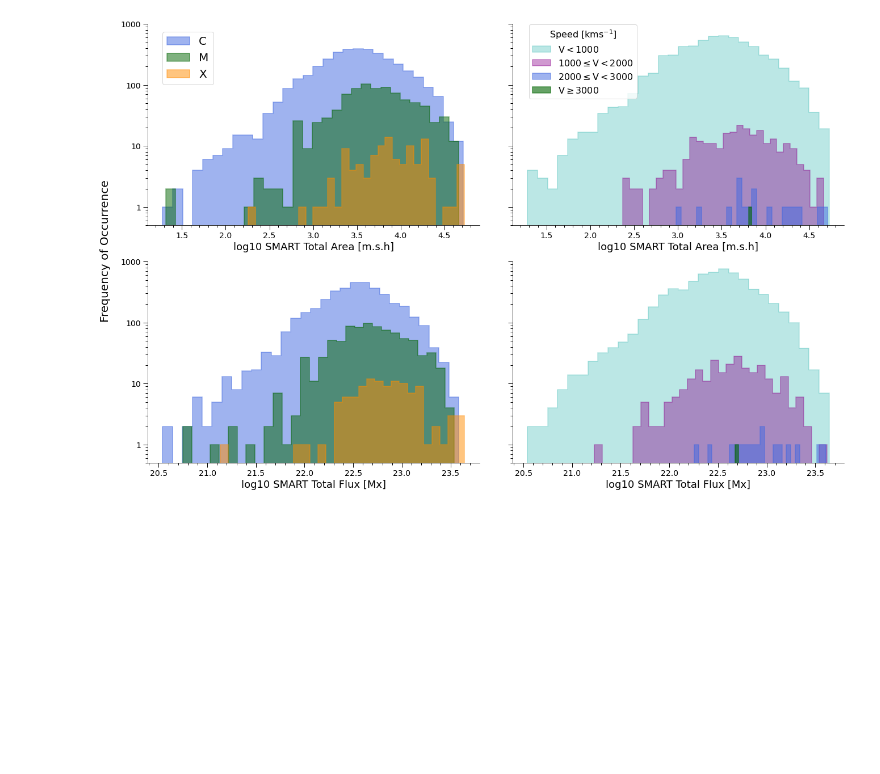
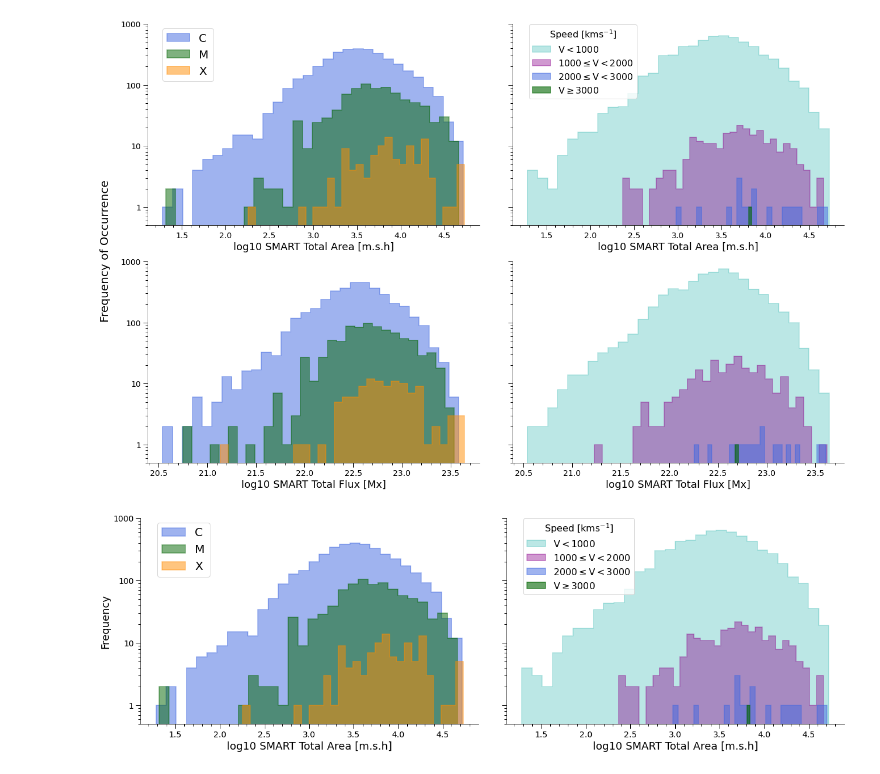
Before and after one commit to peterbreslin/ss_project, a Jupyter notebook: poster_histograms.ipynb, the cells around one changed output. Cells and saved outputs as stored; diff of their text form; code cells hidden in the pictures; blank space fills up the shorter version.

```diff
--- a/poster_histograms.ipynb
+++ b/poster_histograms.ipynb
@@ -246,3 +246,87 @@ plt.tight_layout(w_pad=5)
 plt.show()
 # %% [output]
 [figure]
+# %%
+# Plotting flare step-hists
+fig, (ax1, ax2) = plt.subplots(1, 2, figsize=(18, 6), sharey='row', facecolor='white')
+#fig.subplots_adjust(wspace=0.15)
+
+# Area
+nc, bc, pc = ax1.hist(np.log10(c2.smart_total_area), 30, ec='royalblue', fc='royalblue', lw=1.5, histtype='stepfilled',
+                     label='C', alpha=0.5)
+nm, bm, pm = ax1.hist(np.log10(m2.smart_total_area), 30, ec='darkgreen', fc='darkgreen', lw=1.5, histtype='stepfilled',
+                     label='M', alpha=0.5)
+nx, bx, px = ax1.hist(np.log10(x2.smart_total_area), 30, ec='darkorange', fc='darkorange', lw=1.5, histtype='stepfilled',
+                     label='X', alpha=0.5)
+
+pc[0].set_xy(pc[0].get_xy()[1:-1])
+pm[0].set_xy(pm[0].get_xy()[1:-1])
+px[0].set_xy(px[0].get_xy()[1:-1])
+
+ax1.set_yscale('log')
+ax1.set_ylim([0.5,1000])
+ax1.set_yticks([1, 10, 100, 1000])
+ax1.set_yticklabels(['1', '10', '100', '1000'])
+
+ax1.set_ylabel('Frequency', fontsize=18)
+ax1.set_xlabel('log10 SMART Total Area [m.s.h]', fontsize=18)
+ax1.legend(loc=[0.05,0.715], fontsize=20)
+
+plt.setp(ax1.get_xticklabels(), fontsize=14)
+plt.setp(ax1.get_yticklabels(), fontsize=14)
+
+ax1.xaxis.set_minor_locator(MultipleLocator(0.1))
+ax1.tick_params(axis='both', length=8, top=False, right=False, direction='out', width=1)
+ax1.tick_params(axis='both', length=4, top=False, right=False, direction='out', which='minor', width=1)
+ax1.spines['right'].set_visible(False)
+ax1.spines['top'].set_visible(False)
+
+
+#===============================================================================================================================
+
+# Sunspot area with relation to CME speed
+na, ba, pa = ax2.hist(np.log10(s1.smart_total_area), 30, histtype='stepfilled',
+                      ec='lightseagreen', fc='lightseagreen', lw=1.5, alpha=0.3,
+                      label=r'$\mathrm{V} < 1000$')
+
+nb, bb, pb = ax2.hist(np.log10(s2.smart_total_area), 30, histtype='stepfilled',
+                      ec='darkmagenta', fc='darkmagenta', lw=1.5, alpha=0.4,
+                      label=r'$1000 \leq \mathrm{V} < 2000$')
+
+nc, bc, pc = ax2.hist(np.log10(s3.smart_total_area), 30, histtype='stepfilled',
+                      ec='royalblue', fc='royalblue', lw=1.5, alpha=0.5,
+                      label=r'$2000 \leq \mathrm{V} < 3000$')
+
+nm, bm, pm = ax2.hist(np.log10(s4.smart_total_area), 30, histtype='stepfilled',
+                      ec='darkgreen', fc='darkgreen', lw=1.5, alpha=0.6,
+                      label=r'$\mathrm{V} \geq 3000$')
+
+#\mathrm{V}_{\mathrm{CME}}
+
+ax2.set_yscale('log')
+ax2.set_ylim([0.5,1000])
+ax2.set_yticks([1, 10, 100, 1000])
+ax2.set_yticklabels(['1', '10', '100', '1000'])
+
+ax2.set_xlabel('log10 SMART Total Area [m.s.h]', fontsize=18)
+leg = ax2.legend(loc=[0.05,0.63], fontsize=16, title='Speed [kms$^{-1}$]', title_fontsize=16)
+
+plt.setp(ax2.get_xticklabels(), fontsize=14)
+plt.setp(ax2.get_yticklabels(), fontsize=14)
+
+ax2.xaxis.set_minor_locator(MultipleLocator(0.1))
+ax2.tick_params(axis='both', length=8, top=False, right=False, direction='out', width=1)
+ax2.tick_params(axis='both', length=4, top=False, right=False, direction='out', which='minor', width=1)
+ax2.spines['right'].set_visible(False)
+ax2.spines['top'].set_visible(False)
+
+#===============================================================================================================================
+
+#fig.text(-0.020, 0.5, 'Frequency of Occurrence', va='center', rotation='vertical', fontsize=20)
+
+#plt.tight_layout()
+plt.tight_layout(w_pad=4)
+#plt.savefig('areas_only_v1.png', dpi=300, bbox_inches='tight', pad_inches=0.1)
+plt.show()
+# %% [output]
+[figure, added]
```
Also changed, not shown: parts of 6 cells of this notebook, 2 other files.
